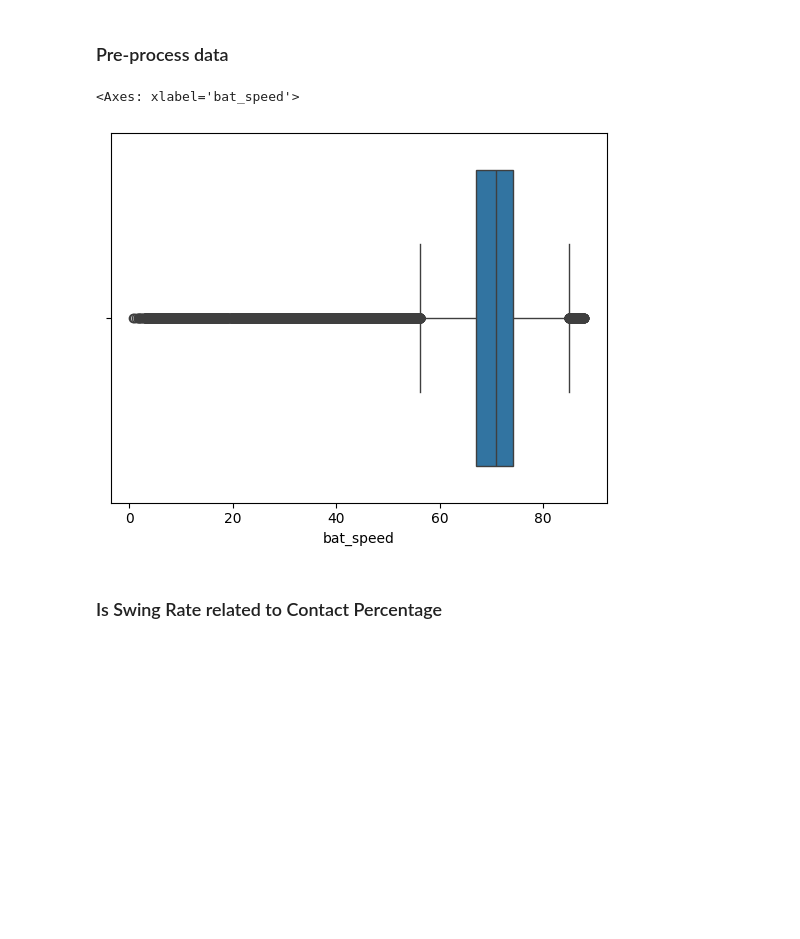
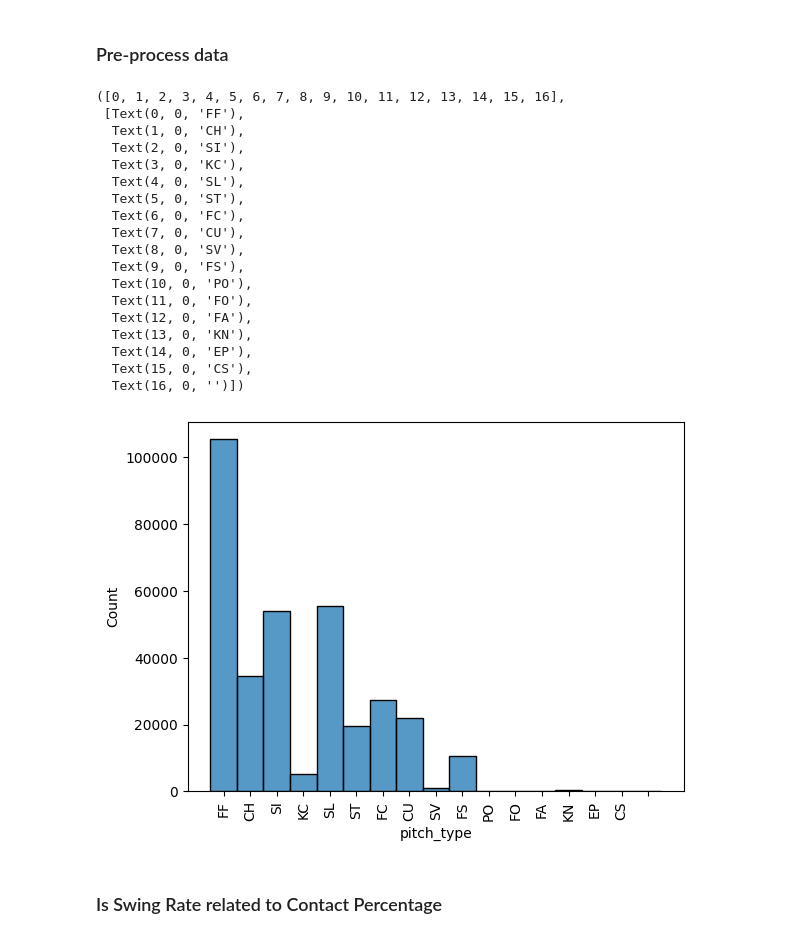
Before and after one commit to jonmontg/CSAS_Data_Challenge, a Jupyter notebook: exploration.ipynb, the cells around one changed output. Cells and saved outputs as stored; diff of their text form; code cells hidden in the pictures; blank space fills up the shorter version.

Commit message:
update plots

```diff
--- a/exploration.ipynb
+++ b/exploration.ipynb
@@ -14,10 +13,27 @@ build_description_table(df, "glossary/data_definitions.md", "glossary/data_dicti
 pitcher_lookup = player_lookup(df, "pitcher", Pitcher)
 batter_lookup = player_lookup(df, "batter", Batter)
 # %%
-sns.boxplot(data=df, x="bat_speed")
+sns.histplot(data=df, x="pitch_type")
 # %% [output]
-<Axes: xlabel='bat_speed'>
+([0, 1, 2, 3, 4, 5, 6, 7, 8, 9, 10, 11, 12, 13, 14, 15, 16],
+ [Text(0, 0, 'FF'),
+  Text(1, 0, 'CH'),
+  Text(2, 0, 'SI'),
+  Text(3, 0, 'KC'),
+  Text(4, 0, 'SL'),
+  Text(5, 0, 'ST'),
+  Text(6, 0, 'FC'),
+  Text(7, 0, 'CU'),
+  Text(8, 0, 'SV'),
+  Text(9, 0, 'FS'),
+  Text(10, 0, 'PO'),
+  Text(11, 0, 'FO'),
+  Text(12, 0, 'FA'),
+  Text(13, 0, 'KN'),
+  Text(14, 0, 'EP'),
+  Text(15, 0, 'CS'),
+  Text(16, 0, '')])
-[figure, old version]
+[figure, new version]
 # %% [markdown]
 ### Is Swing Rate related to Contact Percentage
 # %%
```
Also changed, not shown: parts of 2 cells of this notebook, 15 other files.
